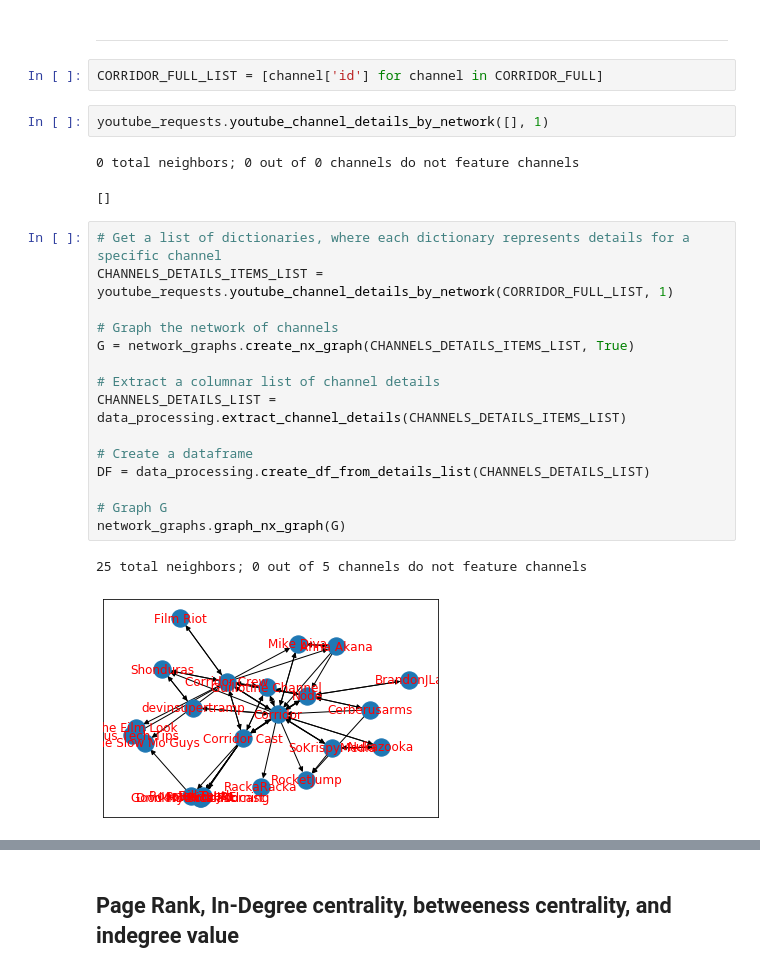
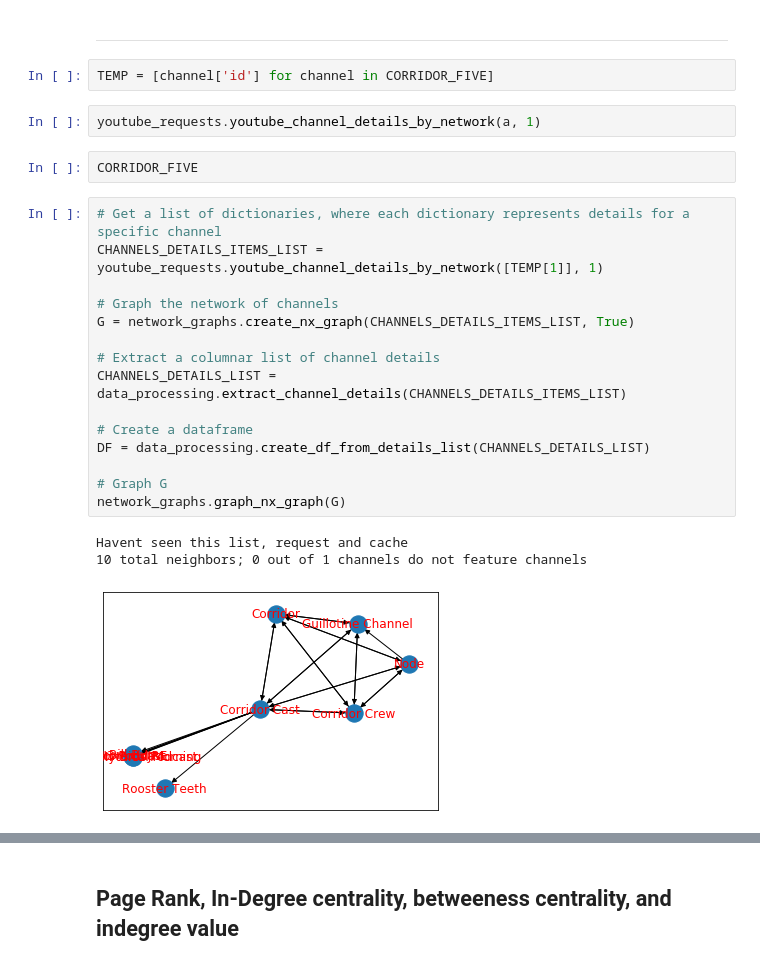
Before and after one commit to DanOvad/youtube-channel-analysis, a Jupyter notebook: youtube_data.ipynb, the cells around one changed output, grey strips where cells are left out. Cells and saved outputs as stored; diff of their text form.

```diff
--- a/youtube_data.ipynb
+++ b/youtube_data.ipynb
@@ -71,28 +65,28 @@ CHANNELS_DETAILS_ITEMS_LIST = youtube_requests.youtube_channel_details_by_search
 # %% [markdown]
 -------
 # %%
-CORRIDOR_FULL_LIST = [channel['id'] for channel in CORRIDOR_FULL]
+TEMP = [channel['id'] for channel in CORRIDOR_FIVE]
 # %%
-youtube_requests.youtube_channel_details_by_network([], 1)
+youtube_requests.youtube_channel_details_by_network(a, 1)
-# %% [output]
-0 total neighbors; 0 out of 0 channels do not feature channels
-[]
+# %%
+CORRIDOR_FIVE
 # %%
 # Get a list of dictionaries, where each dictionary represents details for a specific channel
-CHANNELS_DETAILS_ITEMS_LIST = youtube_requests.youtube_channel_details_by_network(CORRIDOR_FULL_LIST, 1)
+CHANNELS_DETAILS_ITEMS_LIST = youtube_requests.youtube_channel_details_by_network([TEMP[1]], 1)
 
 # Graph the network of channels
 G = network_graphs.create_nx_graph(CHANNELS_DETAILS_ITEMS_LIST, True)
 
 # Extract a columnar list of channel details
 CHANNELS_DETAILS_LIST = data_processing.extract_channel_details(CHANNELS_DETAILS_ITEMS_LIST)
 
 # Create a dataframe
 DF = data_processing.create_df_from_details_list(CHANNELS_DETAILS_LIST)
 
 # Graph G
 network_graphs.graph_nx_graph(G)
 # %% [output]
-25 total neighbors; 0 out of 5 channels do not feature channels
+Havent seen this list, request and cache
+10 total neighbors; 0 out of 1 channels do not feature channels
-[figure, old version]
+[figure, new version]
 # %%
```
Also changed, not shown: parts of 11 cells of this notebook, 7 other files.
